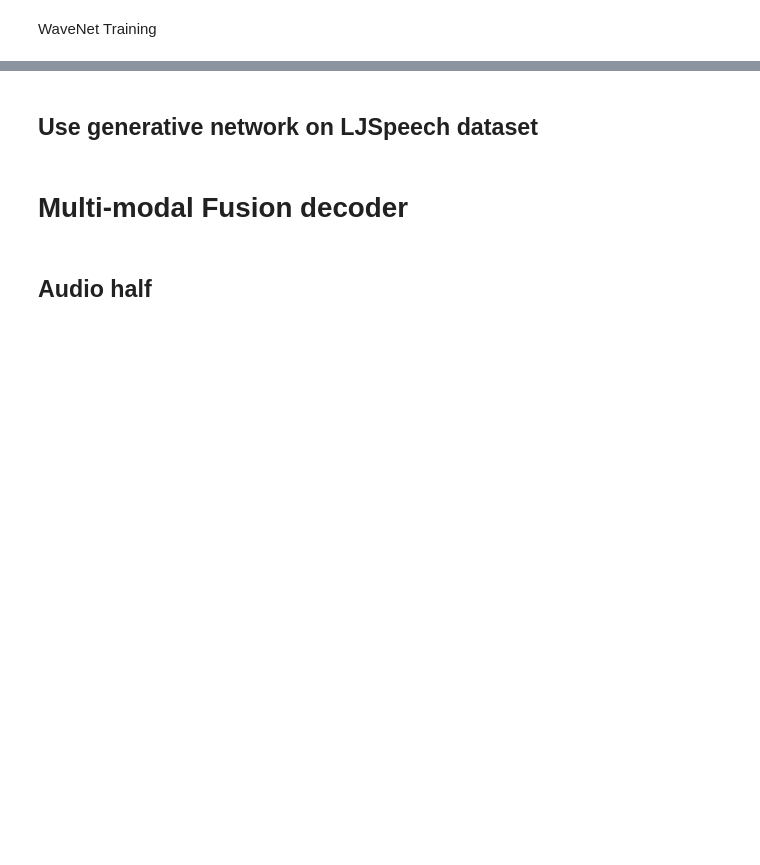
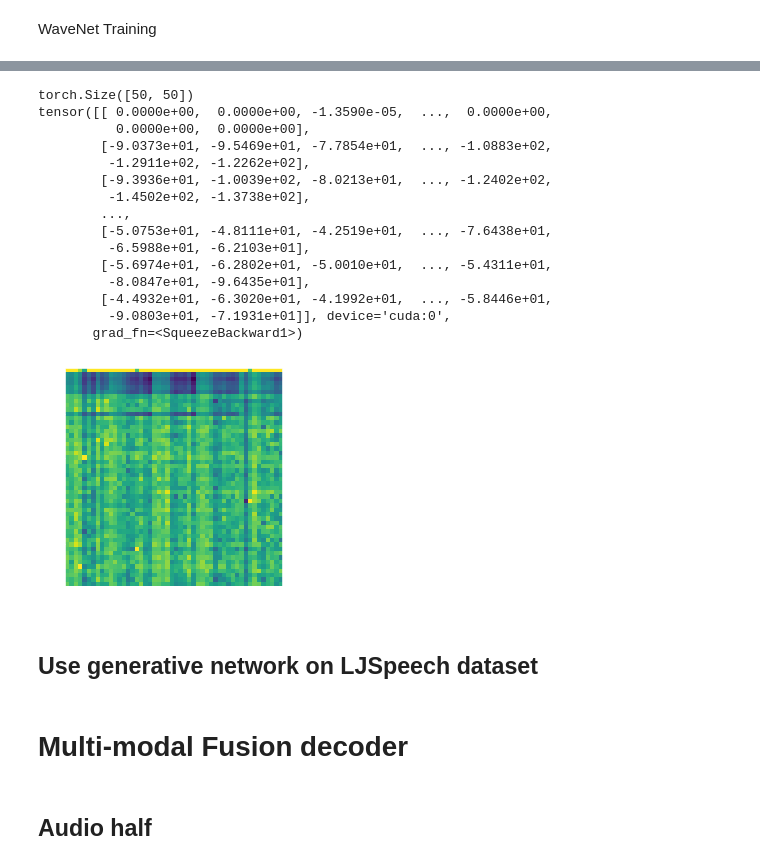
Before and after one commit to TrevorAshby/ProSS, a Jupyter notebook: testing/auto_annotator.ipynb, the cells around one changed output, grey strips where cells are left out. Drawn from its saved outputs; the diff is of its cells as text; code cells hidden in the pictures; blank space fills up the shorter version.

```diff
--- a/testing/auto_annotator.ipynb
+++ b/testing/auto_annotator.ipynb
@@ -305,3 +369,24 @@ RuntimeError: Given groups=1, weight of size [32, 256, 1], expected input[1, 4,
+# %%
+print(out.squeeze(0).shape)
+plt.imshow(out.squeeze(0).cpu().detach().numpy())
+print(out.squeeze(0))
+# %% [output]
+torch.Size([50, 50])
+tensor([[ 0.0000e+00,  0.0000e+00, -1.3590e-05,  ...,  0.0000e+00,
+          0.0000e+00,  0.0000e+00],
+        [-9.0373e+01, -9.5469e+01, -7.7854e+01,  ..., -1.0883e+02,
+         -1.2911e+02, -1.2262e+02],
+        [-9.3936e+01, -1.0039e+02, -8.0213e+01,  ..., -1.2402e+02,
+         -1.4502e+02, -1.3738e+02],
+        ...,
+        [-5.0753e+01, -4.8111e+01, -4.2519e+01,  ..., -7.6438e+01,
+         -6.5988e+01, -6.2103e+01],
+        [-5.6974e+01, -6.2802e+01, -5.0010e+01,  ..., -5.4311e+01,
+         -8.0847e+01, -9.6435e+01],
+        [-4.4932e+01, -6.3020e+01, -4.1992e+01,  ..., -5.8446e+01,
+         -9.0803e+01, -7.1931e+01]], device='cuda:0',
+       grad_fn=<SqueezeBackward1>)
+[figure, added]
 # %% [markdown]
 ## Use generative network on LJSpeech dataset
 # %% [markdown]
```
Also changed, not shown: parts of 12 cells of this notebook, 6 other files.
